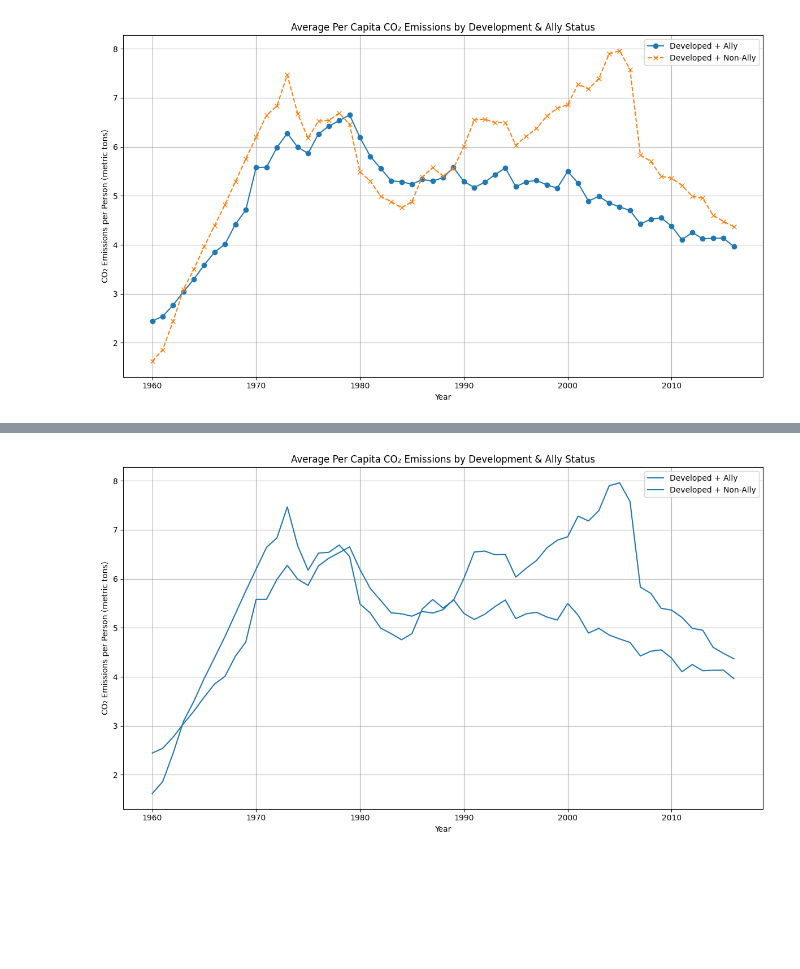
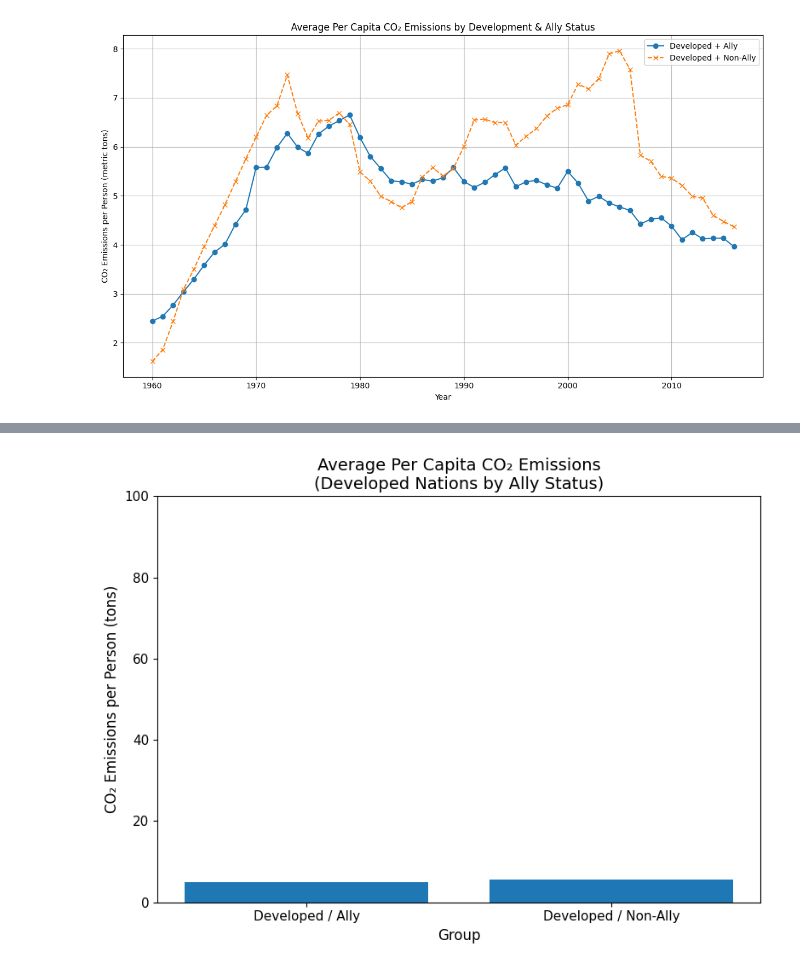
Before and after one commit to SriSupratikTalari/project2, a Jupyter notebook: climate.ipynb, the cells around one changed output, grey strips where cells are left out. Cells and saved outputs as stored; diff of their text form; code cells hidden in the pictures; blank space fills up the shorter version.

```diff
--- a/climate.ipynb
+++ b/climate.ipynb
@@ -456,36 +501,34 @@ plt.show()
 # %%
 df['CO2 per capita'] = df['average_value_CO2 emissions from liquid fuel consumption (kt)'] * 1_000 / df['average_value_Population, total']
 
 # Step 2: Define group filters
-dev_ally = df[(df['Development Status'] == 'Developed') & (df['USA ally']==True)]
-dev_nonally = df[(df['Development Status'] == 'Developed') & (df['USA ally']==False)]
+dev_ally = df[(df['Development Status'] == 'Developed') & (df['USA ally'] == True)]
+dev_nonally = df[(df['Development Status'] == 'Developed') & (df['USA ally'] == False)]
+
+# Step 3: Compute average CO2 per capita for each group
+avg_dev_ally = dev_ally['CO2 per capita'].mean()
+avg_dev_nonally = dev_nonally['CO2 per capita'].mean()
+
+# Step 4: Use actual values for bar heights
+labels = ['Developed / Ally', 'Developed / Non-Ally']
+bar_values = [avg_dev_ally, avg_dev_nonally]
+
+# Step 5: Plotting
+plt.figure(figsize=(8, 6))
+colors = ['#1f77b4', '#1f77b5']
+bars = plt.bar(labels, bar_values, color=colors)
+
+# Step 6: Annotate each bar with the CO2 per capita value
 
 
-# Step 3: Grouped averages
-cf_dev_ally = dev_ally.groupby('Year')['CO2 per capita'].mean()
-cf_dev_nonally = dev_nonally.groupby('Year')['CO2 per capita'].mean()
-
-
-# Step 4: Global average per capita
-
-
-# Step 5: Plotting
-plt.figure(figsize=(12, 7))
-
-# Nearly indistinguishable shades of blue
-color_ally = '#1f77b4'       # Original blue
-color_nonally = '#1f77b5'    # One hex digit off (almost imperceptible difference)
-
-cf_dev_ally.plot(label='Developed + Ally', color=color_ally)
-cf_dev_nonally.plot(label='Developed + Non-Ally', color=color_nonally)
-
-# Step 6: Styling
-plt.title('Average Per Capita CO₂ Emissions by Development & Ally Status')
-plt.xlabel('Year')
-plt.ylabel('CO₂ Emissions per Person (metric tons)')
-plt.legend()
-plt.grid(True)
+# Step 7: Styling
+plt.title('Average Per Capita CO₂ Emissions\n(Developed Nations by Ally Status)', fontsize=14)
+plt.ylabel('CO₂ Emissions per Person (tons)', fontsize=12)
+plt.xlabel('Group', fontsize=12)
+plt.xticks(fontsize=11)
+plt.yticks(fontsize=11)
+plt.ylim(0, 100)  # Stretch the y-axis to 100 for visual compression
 plt.tight_layout()
 plt.show()
 # %% [output]
-[figure, old version]
+[figure, new version]
```
Also changed, not shown: parts of 2 cells of this notebook, 4 other files.
